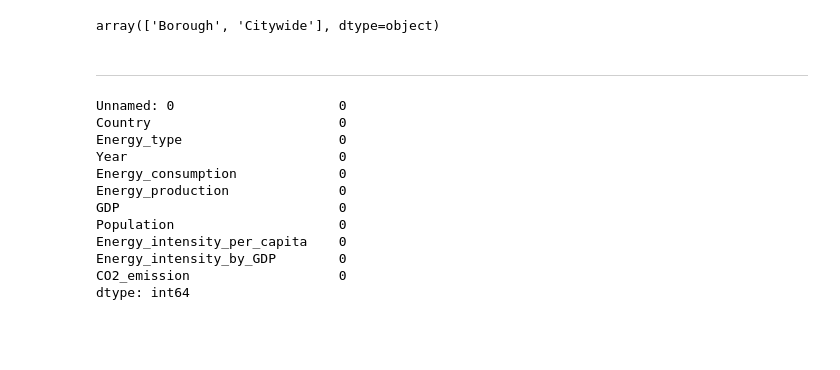
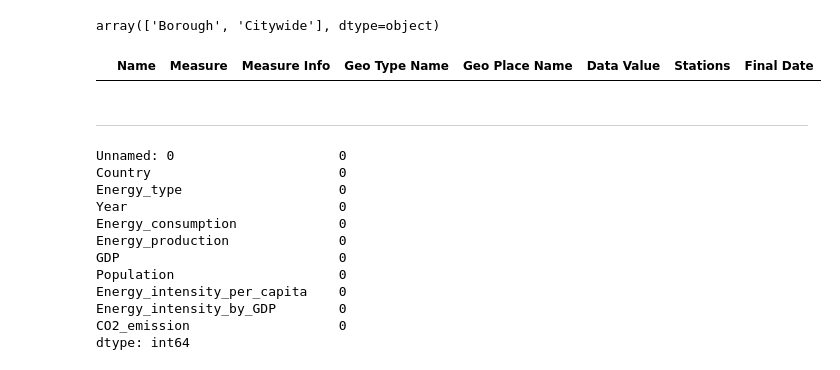
Before and after one commit to A-Lasso/Taxis-NewYork, a Jupyter notebook: Analisis_raw_contaminacion.ipynb, the cells around one changed output. Saved outputs shown, nothing was run; the diff lists cells and outputs as text; code cells hidden in the pictures; blank space fills up the shorter version.

```diff
--- a/Analisis_raw_contaminacion.ipynb
+++ b/Analisis_raw_contaminacion.ipynb
@@ -128,6 +128,10 @@ df_calidadDelAire['Geo Type Name'].unique()
 array(['Borough', 'Citywide'], dtype=object)
 # %%
 df_calidadDelAire = df_calidadDelAire.sort_values(by='Name', ascending=True)
+# %%
+df_calidadDelAire[df_calidadDelAire["Data Value"]=="New York City"]
+# %% [output]
+|  | Name | Measure | Measure Info | Geo Type Name | Geo Place Name | Data Value | Stations | Final Date |
 # %%
 df_calidadDelAire.to_csv(r'Datasets_procesados_contaminacion\Calidad del aire.csv', index=False) # Genero los datos a un csv
 # %% [markdown]
```
Also changed, not shown: 4 other files.
